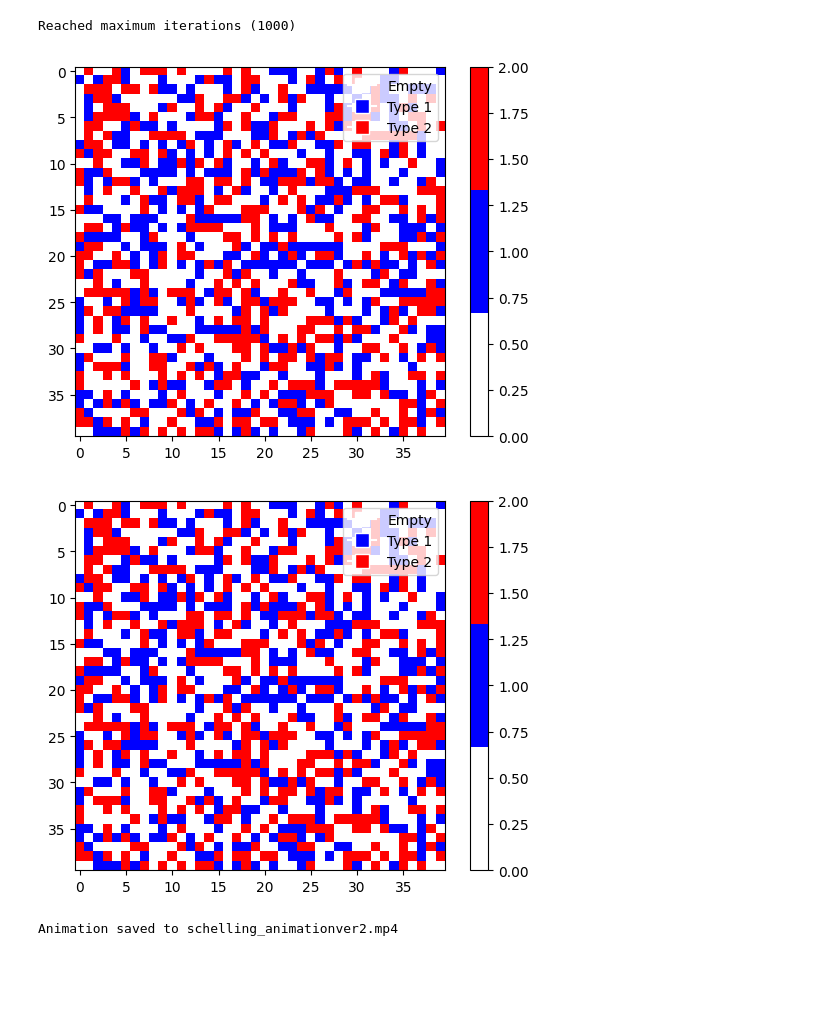
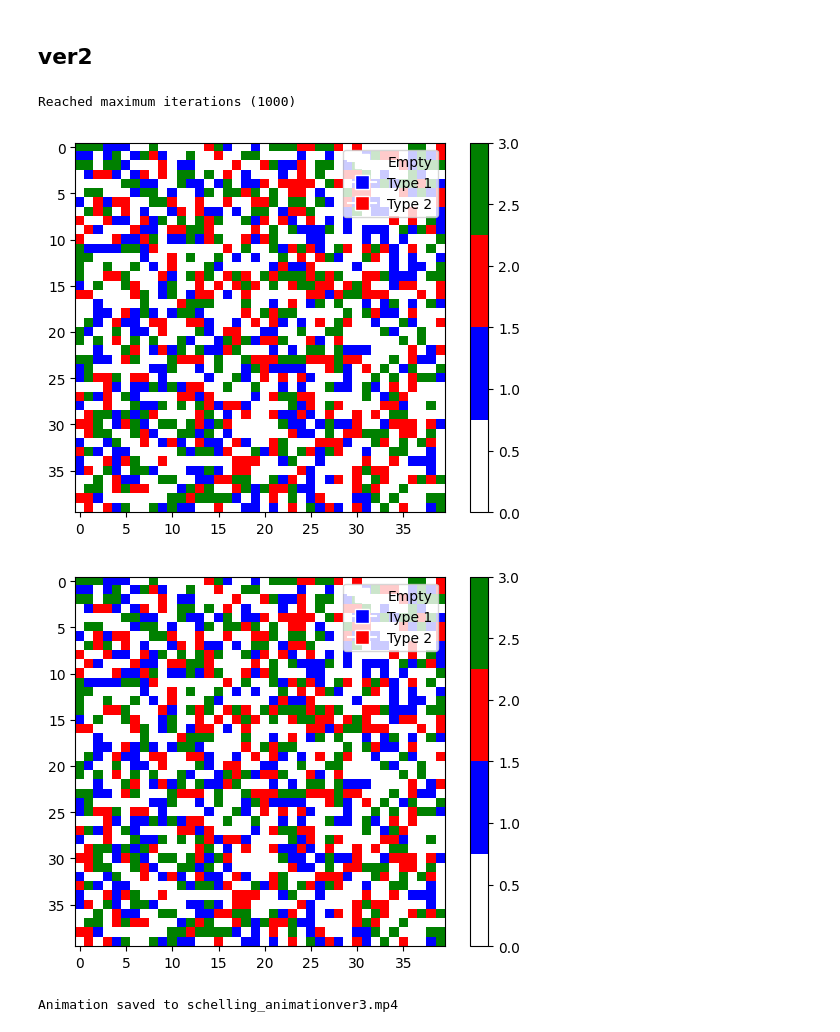
Before and after one commit to gibranfil/simulation, a Jupyter notebook: co_schelling/seggregation_Increasing_price.ipynb, the cells around one changed output. Cells and saved outputs as stored; diff of their text form; code cells hidden in the pictures; blank space fills up the shorter version.

Commit message:
ver1 for simple price

```diff
--- a/co_schelling/seggregation_Increasing_price.ipynb
+++ b/co_schelling/seggregation_Increasing_price.ipynb
@@ -203,3 +177,5 @@ np.random.normal(20, 10)
+# %% [markdown]
+## ver2
 # %%
 import numpy as np
 import matplotlib.pyplot as plt
@@ -223,7 +199,7 @@ class SchellingModel:
         self.money = {}  # Dictionary to store money for each agent
         self.grid_costs = np.random.randint(50, 101, size=(grid_size, grid_size))
         self.base_price = 75  # Base price for houses
-        self.economic_centers = [(0,0), (grid_size,grid_size),(grid_size/2,grid_size),(grid_size,grid_size/2)]  # High-wage areas
+        self.economic_centers = [(grid_size/2,grid_size/2)]  # High-wage areas
 
     def initialize_grid(self):
         positions = np.random.choice(self.grid_size * self.grid_size, self.n_agents, replace=False)
@@ -262,9 +238,9 @@ class SchellingModel:
                     num_empty = len(neighbors) - num_agents
                     price = self.base_price + (2 * num_agents) - (1 * num_empty)
 
-                    min_distance = min(np.linalg.norm(np.array([x, y]) - np.array(center)) for center in self.economic_centers)
+                    min_distance = min(np.linalg.norm(np.array([x, y]) - np.array(center)) for center in self.economic_centers) #random noise # the number of people around it
                     proximity_factor = max(0, 10 - min_distance)
-                    price += proximity_factor * 5  # weight
+                    price += proximity_factor * 2  # weight
 
                     self.grid_costs[x, y] = np.clip(price, 50, 400)
 
@@ -272,8 +248,8 @@ class SchellingModel:
         for x, y, _ in self.agents:
             distances = [np.sqrt((x - cx) ** 2 + (y - cy) ** 2) for cx, cy in self.economic_centers]
             min_distance = min(distances)
-            base_wage = 30 - (min_distance * 3)  # Closer to center = higher wage
-            self.money[(x, y)] += np.clip(np.random.normal(base_wage, 5), 5, 100)
+            base_wage = 30 + (min_distance * 3)  # Closer to center = higher wage
+            self.money[(x, y)] += base_wage ##np.clip(np.random.normal(base_wage, 5), 5, 400)
 
     def move_agent(self, agent_idx):
         x, y, agent_type = self.agents[agent_idx]
@@ -309,7 +285,7 @@ class SchellingModel:
         for iteration in range(self.max_iterations):
             self.store.append(self.grid.copy())
             self.update_house_prices()
-            if iteration % 5 == 0:
+            if iteration % 20 == 0:
                 self.update_wages()
             np.random.shuffle(self.agents)
             for agent_idx in range(len(self.agents)):
@@ -371,13 +347,13 @@ class SchellingModel:
             except Exception as e:
                 print(f"Failed to save animation: {e}")
 # %%
-model = SchellingModel(grid_size=40, n_agents=900, n_types=2, similarity_threshold=0.5)
+model = SchellingModel(grid_size=40, n_agents=900, n_types=3, similarity_threshold=0.5)
 model.run()
-model.create_animation(save_path='schelling_animationver2.mp4')
+model.create_animation(save_path='schelling_animationver3.mp4')
 # %% [output]
 Reached maximum iterations (1000)
-[figure, old version]
+[figure, new version]
-[figure, old version]
+[figure, new version]
-Animation saved to schelling_animationver2.mp4
+Animation saved to schelling_animationver3.mp4
 # %%
 sa
```
Also changed, not shown: parts of 4 cells of this notebook, 5 other files.
